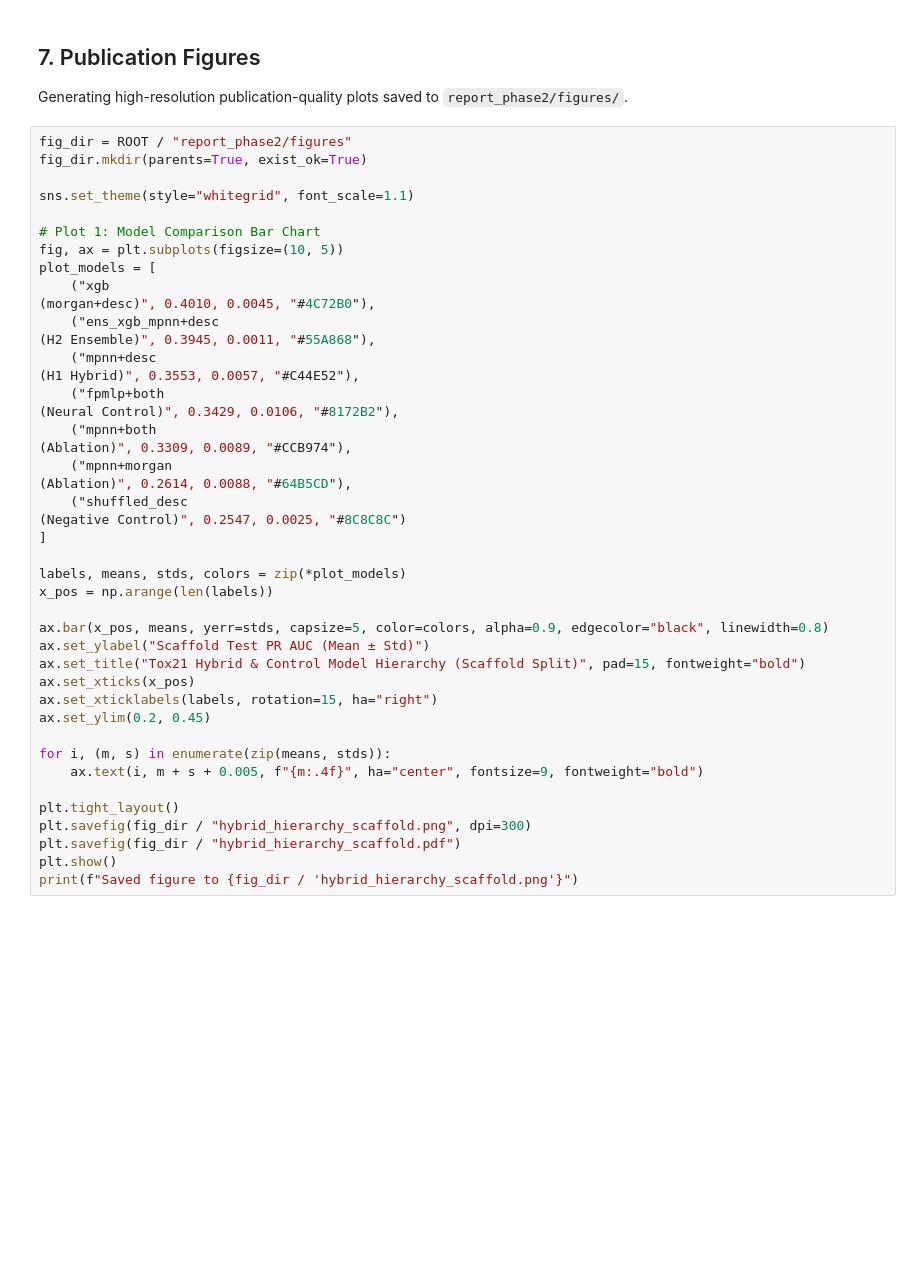
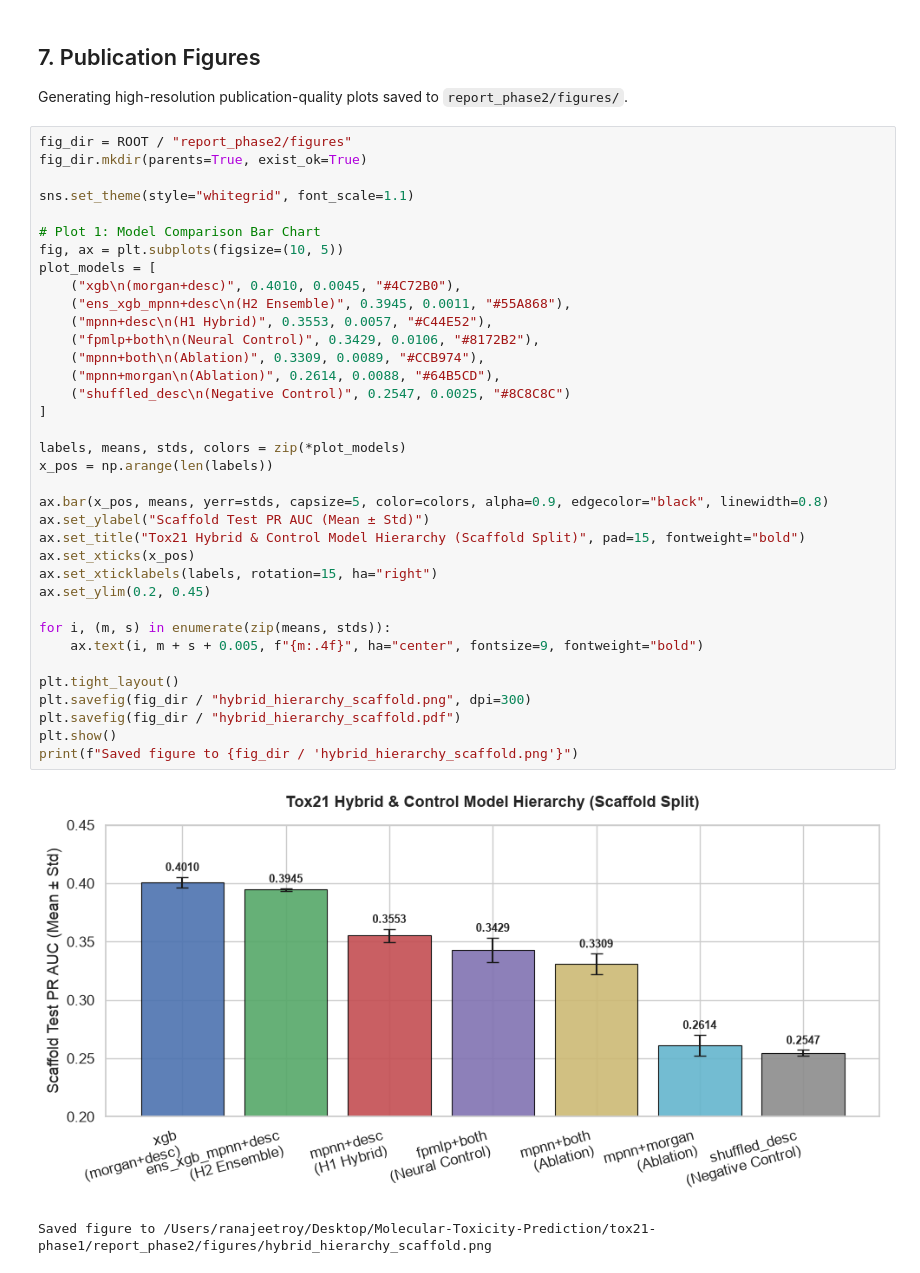
Before and after one commit to GabbyMymus/Molecular-Toxicity-Prediction, a Jupyter notebook: tox21-phase1/notebooks/05_hybrid_analysis.ipynb, the cells around one changed output. Saved outputs shown, nothing was run; the diff lists cells and outputs as text; blank space fills up the shorter version.

Commit message:
fix(notebook): resolve string syntax & pandas indexing in 05_hybrid_analysis, run all cells to completion [ranajeet]

```diff
--- a/tox21-phase1/notebooks/05_hybrid_analysis.ipynb
+++ b/tox21-phase1/notebooks/05_hybrid_analysis.ipynb
@@ -198,46 +198,42 @@ Generating high-resolution publication-quality plots saved to `report_phase2/fig
 # %%
 fig_dir = ROOT / "report_phase2/figures"
 fig_dir.mkdir(parents=True, exist_ok=True)
 
 sns.set_theme(style="whitegrid", font_scale=1.1)
 
 # Plot 1: Model Comparison Bar Chart
 fig, ax = plt.subplots(figsize=(10, 5))
 plot_models = [
-    ("xgb
-(morgan+desc)", 0.4010, 0.0045, "#4C72B0"),
-    ("ens_xgb_mpnn+desc
-(H2 Ensemble)", 0.3945, 0.0011, "#55A868"),
-    ("mpnn+desc
-(H1 Hybrid)", 0.3553, 0.0057, "#C44E52"),
-    ("fpmlp+both
-(Neural Control)", 0.3429, 0.0106, "#8172B2"),
-    ("mpnn+both
-(Ablation)", 0.3309, 0.0089, "#CCB974"),
-    ("mpnn+morgan
-(Ablation)", 0.2614, 0.0088, "#64B5CD"),
-    ("shuffled_desc
-(Negative Control)", 0.2547, 0.0025, "#8C8C8C")
+    ("xgb\n(morgan+desc)", 0.4010, 0.0045, "#4C72B0"),
+    ("ens_xgb_mpnn+desc\n(H2 Ensemble)", 0.3945, 0.0011, "#55A868"),
+    ("mpnn+desc\n(H1 Hybrid)", 0.3553, 0.0057, "#C44E52"),
+    ("fpmlp+both\n(Neural Control)", 0.3429, 0.0106, "#8172B2"),
+    ("mpnn+both\n(Ablation)", 0.3309, 0.0089, "#CCB974"),
+    ("mpnn+morgan\n(Ablation)", 0.2614, 0.0088, "#64B5CD"),
+    ("shuffled_desc\n(Negative Control)", 0.2547, 0.0025, "#8C8C8C")
 ]
 
 labels, means, stds, colors = zip(*plot_models)
 x_pos = np.arange(len(labels))
 
 ax.bar(x_pos, means, yerr=stds, capsize=5, color=colors, alpha=0.9, edgecolor="black", linewidth=0.8)
 ax.set_ylabel("Scaffold Test PR AUC (Mean ± Std)")
 ax.set_title("Tox21 Hybrid & Control Model Hierarchy (Scaffold Split)", pad=15, fontweight="bold")
 ax.set_xticks(x_pos)
 ax.set_xticklabels(labels, rotation=15, ha="right")
 ax.set_ylim(0.2, 0.45)
 
 for i, (m, s) in enumerate(zip(means, stds)):
     ax.text(i, m + s + 0.005, f"{m:.4f}", ha="center", fontsize=9, fontweight="bold")
 
 plt.tight_layout()
 plt.savefig(fig_dir / "hybrid_hierarchy_scaffold.png", dpi=300)
 plt.savefig(fig_dir / "hybrid_hierarchy_scaffold.pdf")
 plt.show()
 print(f"Saved figure to {fig_dir / 'hybrid_hierarchy_scaffold.png'}")
+# %% [output]
+[figure, added]
+Saved figure to /Users/ranajeetroy/Desktop/Molecular-Toxicity-Prediction/tox21-phase1/report_phase2/figures/hybrid_hierarchy_scaffold.png
 # %%
 # Plot 2: Per-endpoint comparison heatmap
 plt.figure(figsize=(11, 6))
```
Also changed, not shown: parts of 4 cells of this notebook, 6 other files.
